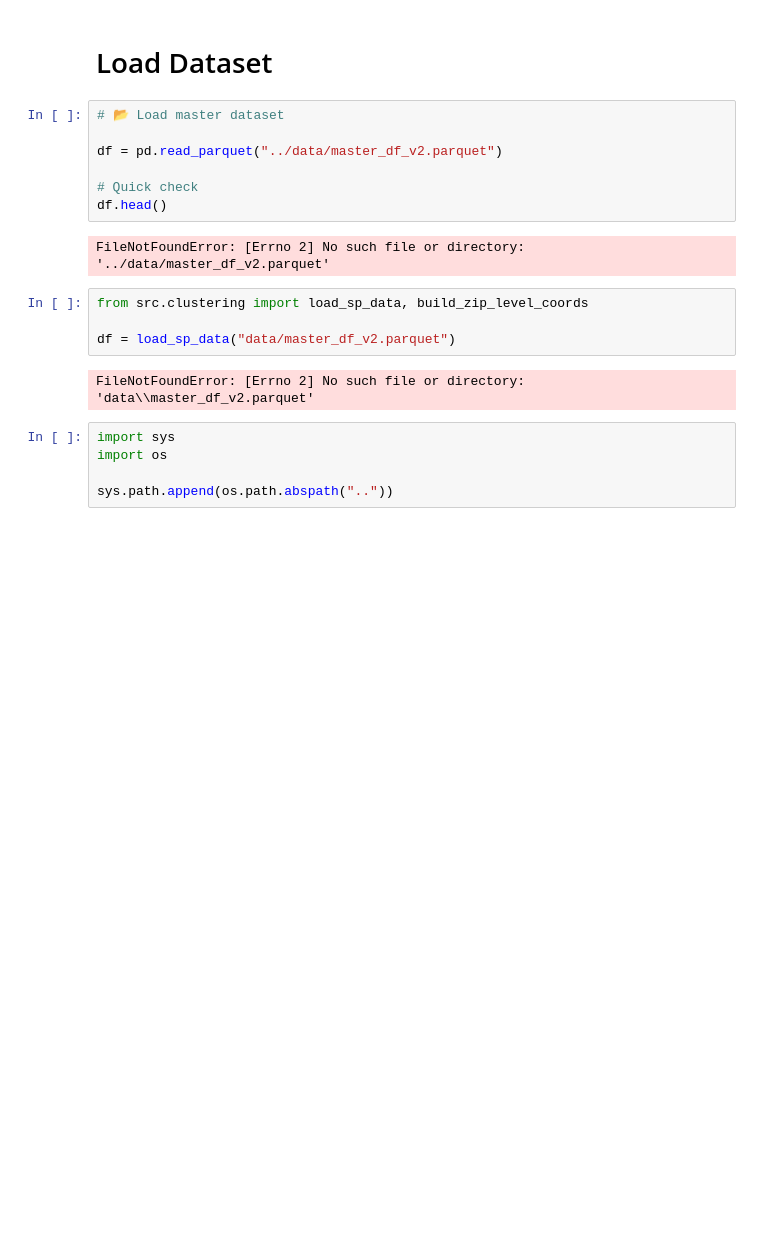
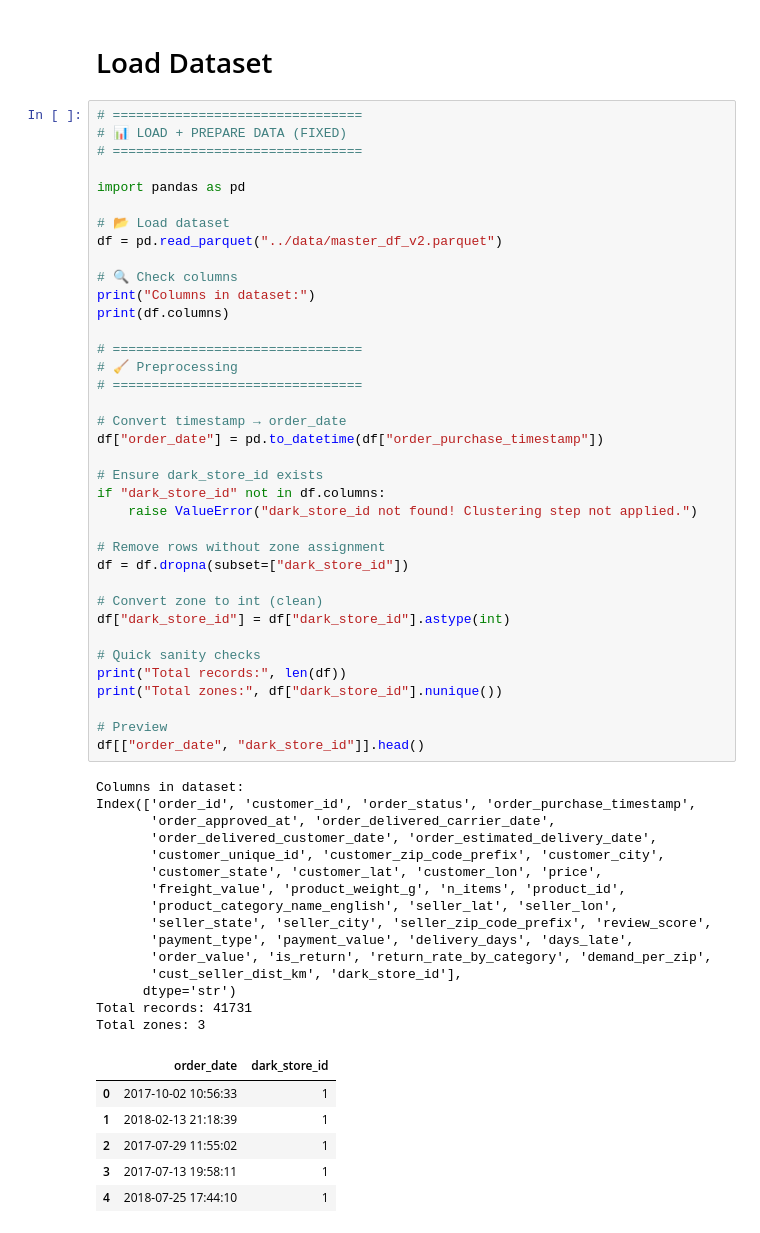
Before and after one commit to Snehayadav13/SCA_DARK_STORES, a Jupyter notebook: notebooks/03_demand_forecasting.ipynb, the cells around one changed output. Cells and saved outputs as stored; diff of their text form; blank space fills up the shorter version.

```diff
--- a/notebooks/03_demand_forecasting.ipynb
+++ b/notebooks/03_demand_forecasting.ipynb
@@ -27,23 +27,62 @@ from prophet import Prophet
 import matplotlib.pyplot as plt
 # %% [markdown]
 # Load Dataset
-# %%
-# 📂 Load master dataset
-
-df = pd.read_parquet("../data/master_df_v2.parquet")
-
-# Quick check
-df.head()
-# %% [output]
-FileNotFoundError: [Errno 2] No such file or directory: '../data/master_df_v2.parquet'
-# %%
-from src.clustering import load_sp_data, build_zip_level_coords
-
-df = load_sp_data("data/master_df_v2.parquet")
-# %% [output]
-FileNotFoundError: [Errno 2] No such file or directory: 'data\\master_df_v2.parquet'
-# %%
-import sys
-import os
-
-sys.path.append(os.path.abspath(".."))
+# %%
+# ================================
+# 📊 LOAD + PREPARE DATA (FIXED)
+# ================================
+
+import pandas as pd
+
+# 📂 Load dataset
+df = pd.read_parquet("../data/master_df_v2.parquet")
+
+# 🔍 Check columns
+print("Columns in dataset:")
+print(df.columns)
+
+# ================================
+# 🧹 Preprocessing
+# ================================
+
+# Convert timestamp → order_date
+df["order_date"] = pd.to_datetime(df["order_purchase_timestamp"])
+
+# Ensure dark_store_id exists
+if "dark_store_id" not in df.columns:
+    raise ValueError("dark_store_id not found! Clustering step not applied.")
+
+# Remove rows without zone assignment
+df = df.dropna(subset=["dark_store_id"])
+
+# Convert zone to int (clean)
+df["dark_store_id"] = df["dark_store_id"].astype(int)
+
+# Quick sanity checks
+print("Total records:", len(df))
+print("Total zones:", df["dark_store_id"].nunique())
+
+# Preview
+df[["order_date", "dark_store_id"]].head()
+# %% [output]
+Columns in dataset:
+Index(['order_id', 'customer_id', 'order_status', 'order_purchase_timestamp',
+       'order_approved_at', 'order_delivered_carrier_date',
+       'order_delivered_customer_date', 'order_estimated_delivery_date',
+       'customer_unique_id', 'customer_zip_code_prefix', 'customer_city',
+       'customer_state', 'customer_lat', 'customer_lon', 'price',
+       'freight_value', 'product_weight_g', 'n_items', 'product_id',
+       'product_category_name_english', 'seller_lat', 'seller_lon',
+       'seller_state', 'seller_city', 'seller_zip_code_prefix', 'review_score',
+       'payment_type', 'payment_value', 'delivery_days', 'days_late',
+       'order_value', 'is_return', 'return_rate_by_category', 'demand_per_zip',
+       'cust_seller_dist_km', 'dark_store_id'],
+      dtype='str')
+Total records: 41731
+Total zones: 3
+|  | order_date | dark_store_id |
+| 0 | 2017-10-02 10:56:33 | 1 |
+| 1 | 2018-02-13 21:18:39 | 1 |
+| 2 | 2017-07-29 11:55:02 | 1 |
+| 3 | 2017-07-13 19:58:11 | 1 |
+| 4 | 2018-07-25 17:44:10 | 1 |
```
Also changed, not shown: parts of 14 cells of this notebook.
